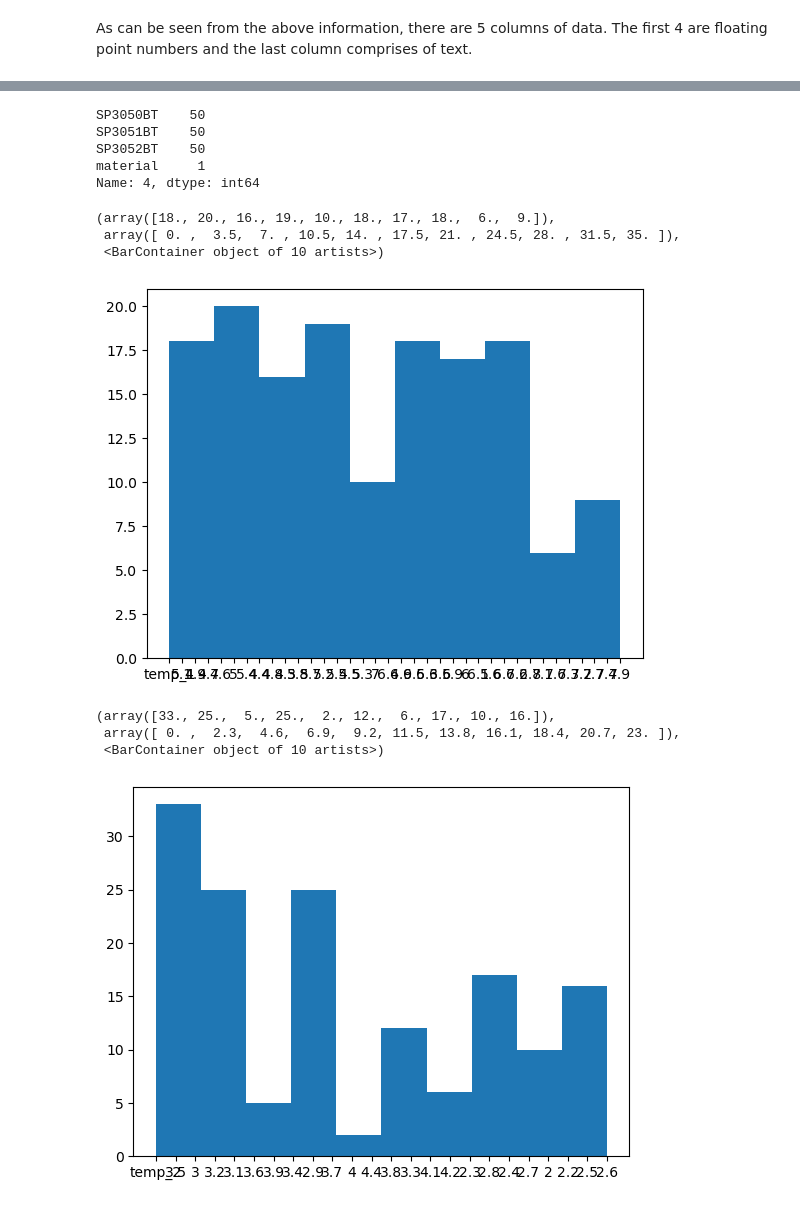
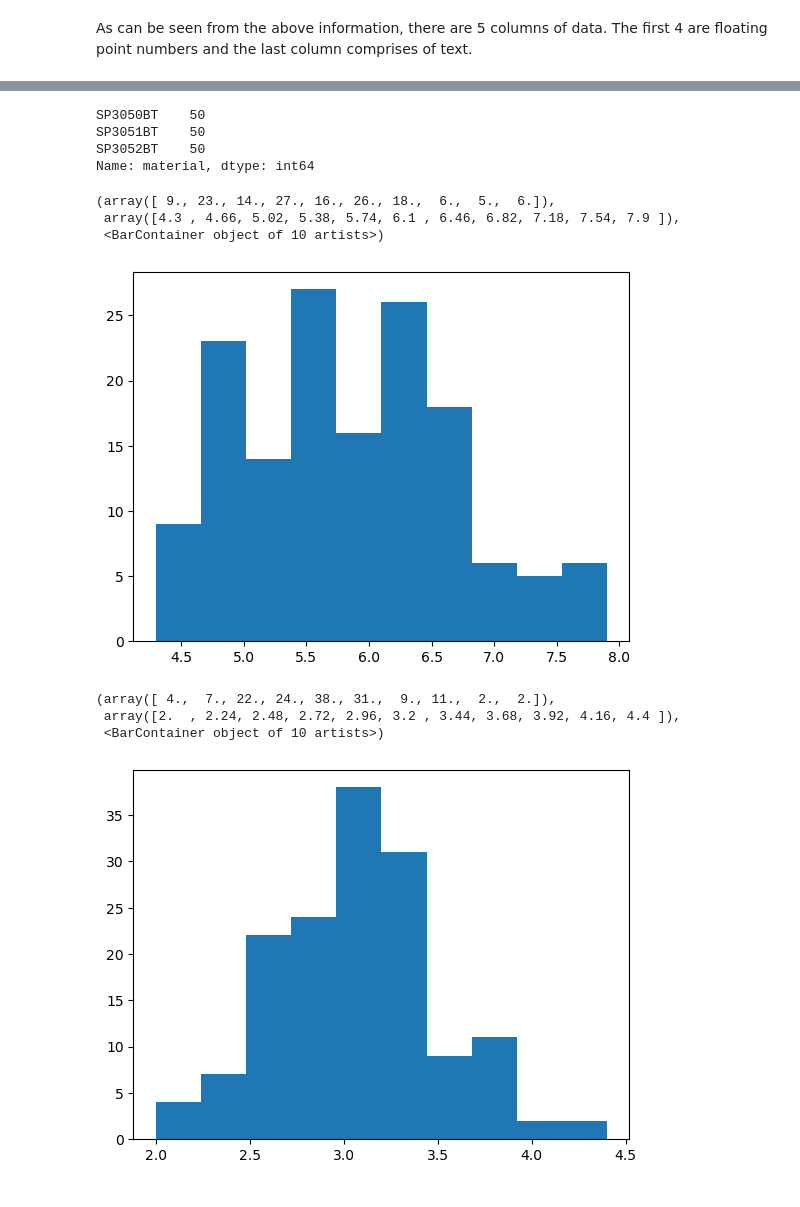
Before and after one commit to kevinsenan/PfDA-Assignment-2023, a Jupyter notebook: PfDA Assignment 2023.ipynb, the cells around one changed output, grey strips where cells are left out. Saved outputs shown, nothing was run; the diff lists cells and outputs as text; code cells hidden in the pictures.

```diff
--- a/PfDA Assignment 2023.ipynb
+++ b/PfDA Assignment 2023.ipynb
@@ -10,6 +10,6 @@ import matplotlib.pyplot as plt
 # %% [markdown]
 Read in the information from the csv file and save as a dataframe
 # %%
-df = pd.read_csv("data.csv", header=None)
+df = pd.read_csv("data.csv")
 df
 # %% [output]
@@ -39,23 +43,22 @@ freq     10   26   14   28        50
 # %%
-df[4].value_counts()
+df['material'].value_counts()
 # %% [output]
 SP3050BT    50
 SP3051BT    50
 SP3052BT    50
-material     1
-Name: 4, dtype: int64
+Name: material, dtype: int64
 # %%
-plt.hist(df[0])
+plt.hist(df['temp_1'])
 # %% [output]
-(array([18., 20., 16., 19., 10., 18., 17., 18.,  6.,  9.]),
- array([ 0. ,  3.5,  7. , 10.5, 14. , 17.5, 21. , 24.5, 28. , 31.5, 35. ]),
+(array([ 9., 23., 14., 27., 16., 26., 18.,  6.,  5.,  6.]),
+ array([4.3 , 4.66, 5.02, 5.38, 5.74, 6.1 , 6.46, 6.82, 7.18, 7.54, 7.9 ]),
  <BarContainer object of 10 artists>)
-[figure, old version]
+[figure, new version]
 # %%
-plt.hist(df[1])
+plt.hist(df['temp_2'])
 # %% [output]
-(array([33., 25.,  5., 25.,  2., 12.,  6., 17., 10., 16.]),
- array([ 0. ,  2.3,  4.6,  6.9,  9.2, 11.5, 13.8, 16.1, 18.4, 20.7, 23. ]),
+(array([ 4.,  7., 22., 24., 38., 31.,  9., 11.,  2.,  2.]),
+ array([2.  , 2.24, 2.48, 2.72, 2.96, 3.2 , 3.44, 3.68, 3.92, 4.16, 4.4 ]),
  <BarContainer object of 10 artists>)
-[figure, old version]
+[figure, new version]
 # %%
```
Also changed, not shown: parts of 6 cells of this notebook, 2 other files.
